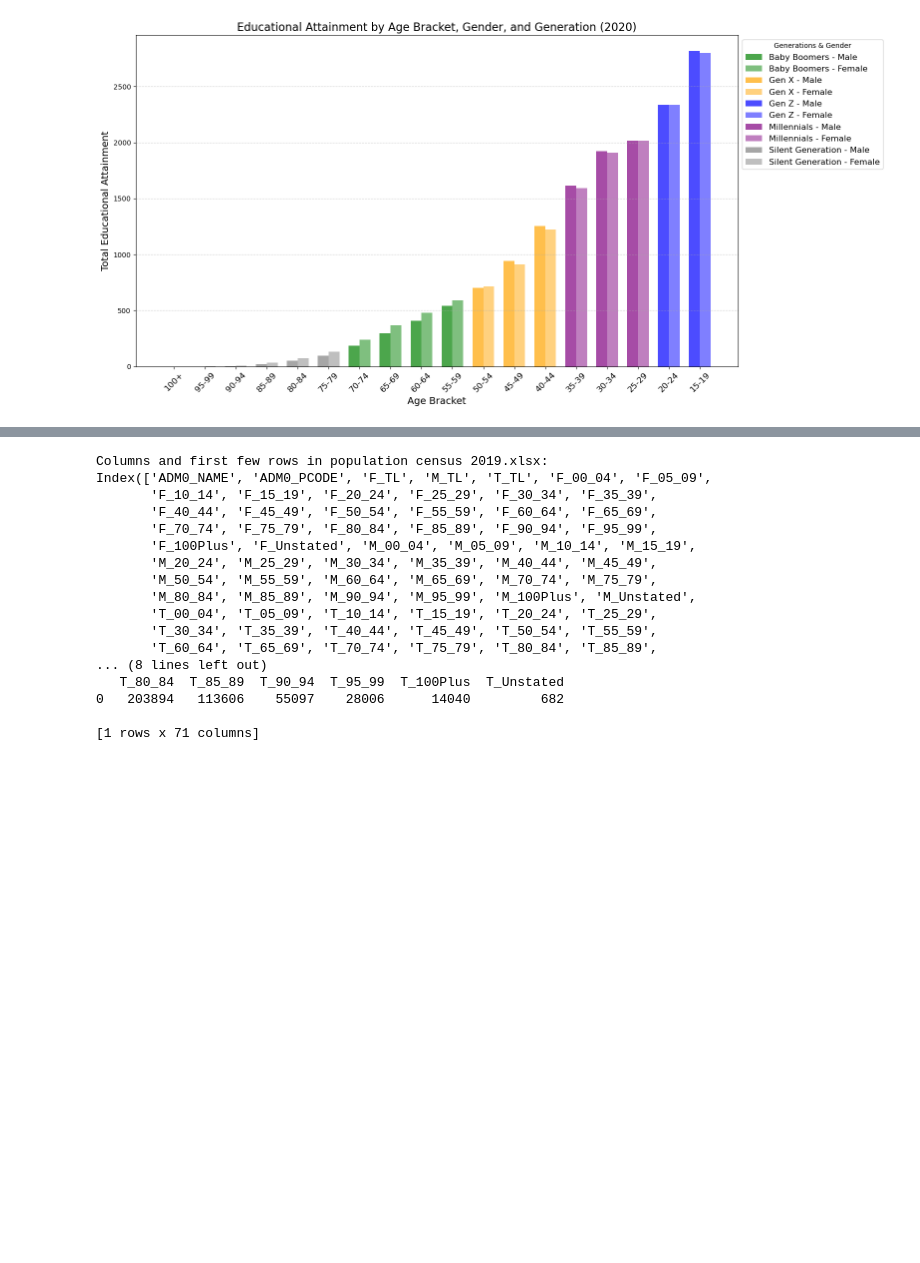
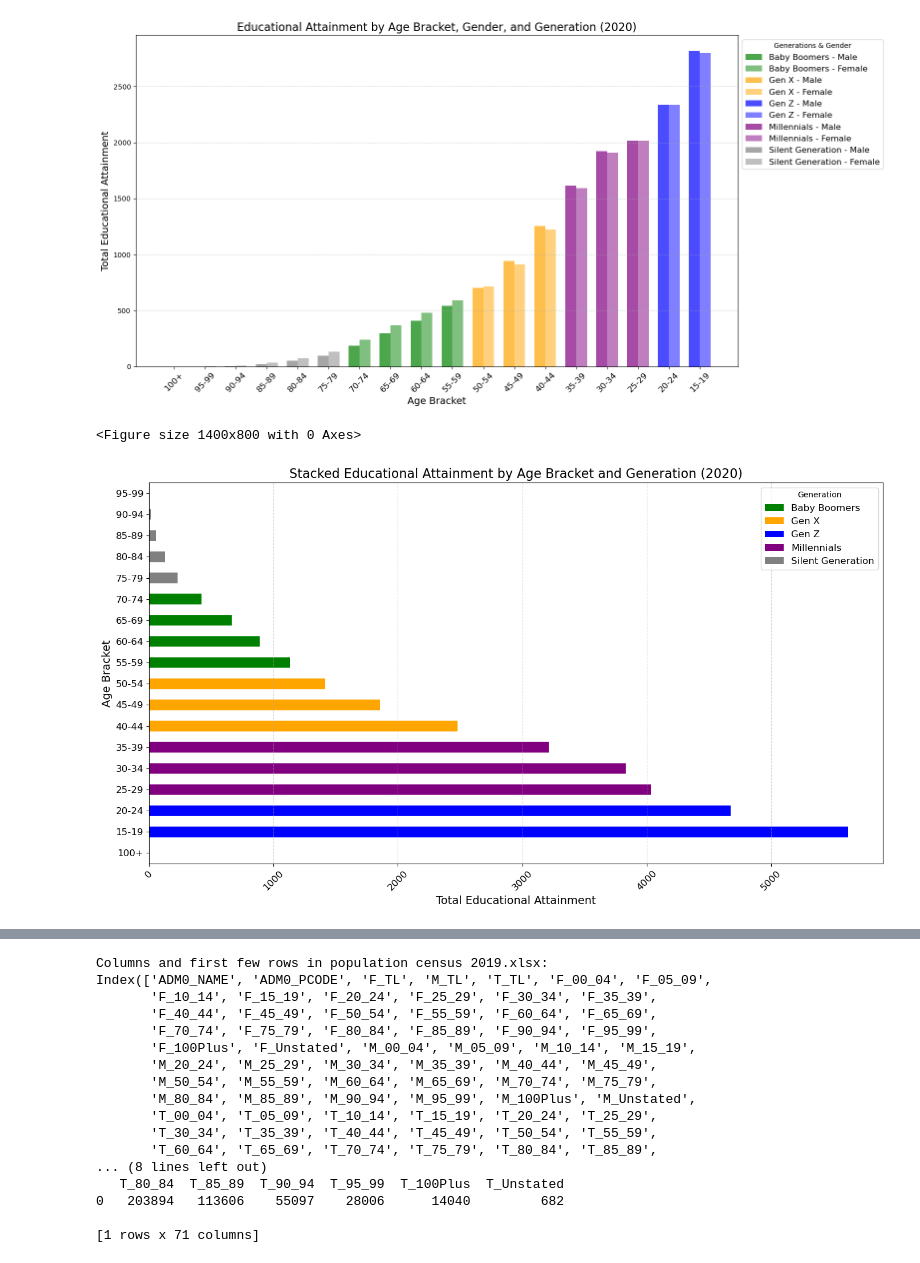
Before and after one commit to VAL-Jerono/Wa_zii, a Jupyter notebook: STUDY.IPYNB, the cells around one changed output, grey strips where cells are left out. Cells and saved outputs as stored; diff of their text form; code cells hidden in the pictures; blank space fills up the shorter version.

```diff
--- a/STUDY.IPYNB
+++ b/STUDY.IPYNB
@@ -464,3 +373,26 @@ plt.show()
 [figure]
 [figure]
 [figure]
+# %%
+# Stacked Bar Plot: Educational Attainment by Age Bracket and Generation
+plt.figure(figsize=(14, 8))
+
+# Pivot data to get the sum of attainment per generation and age bracket
+pivot_data = data.pivot_table(index='Age_Bracket', columns='Generation', values='Total_Attainment', aggfunc='sum')
+
+# Plot stacked bars for each age bracket
+pivot_data.plot(kind='barh', stacked=True, color=[generation_colours[gen] for gen in pivot_data.columns], figsize=(14, 8))
+
+# Customize plot
+plt.title("Stacked Educational Attainment by Age Bracket and Generation (2020)", fontsize=16)
+plt.xlabel("Total Educational Attainment", fontsize=14)
+plt.ylabel("Age Bracket", fontsize=14)
+plt.xticks(rotation=45, fontsize=12)
+plt.yticks(fontsize=12)
+plt.legend(title="Generation", fontsize=12)
+plt.grid(axis="x", linestyle="--", alpha=0.5)
+plt.tight_layout()
+plt.show()
+# %% [output]
+<Figure size 1400x800 with 0 Axes>
+[figure, added]
```
Also changed, not shown: parts of 7 cells of this notebook, 1 other file.
